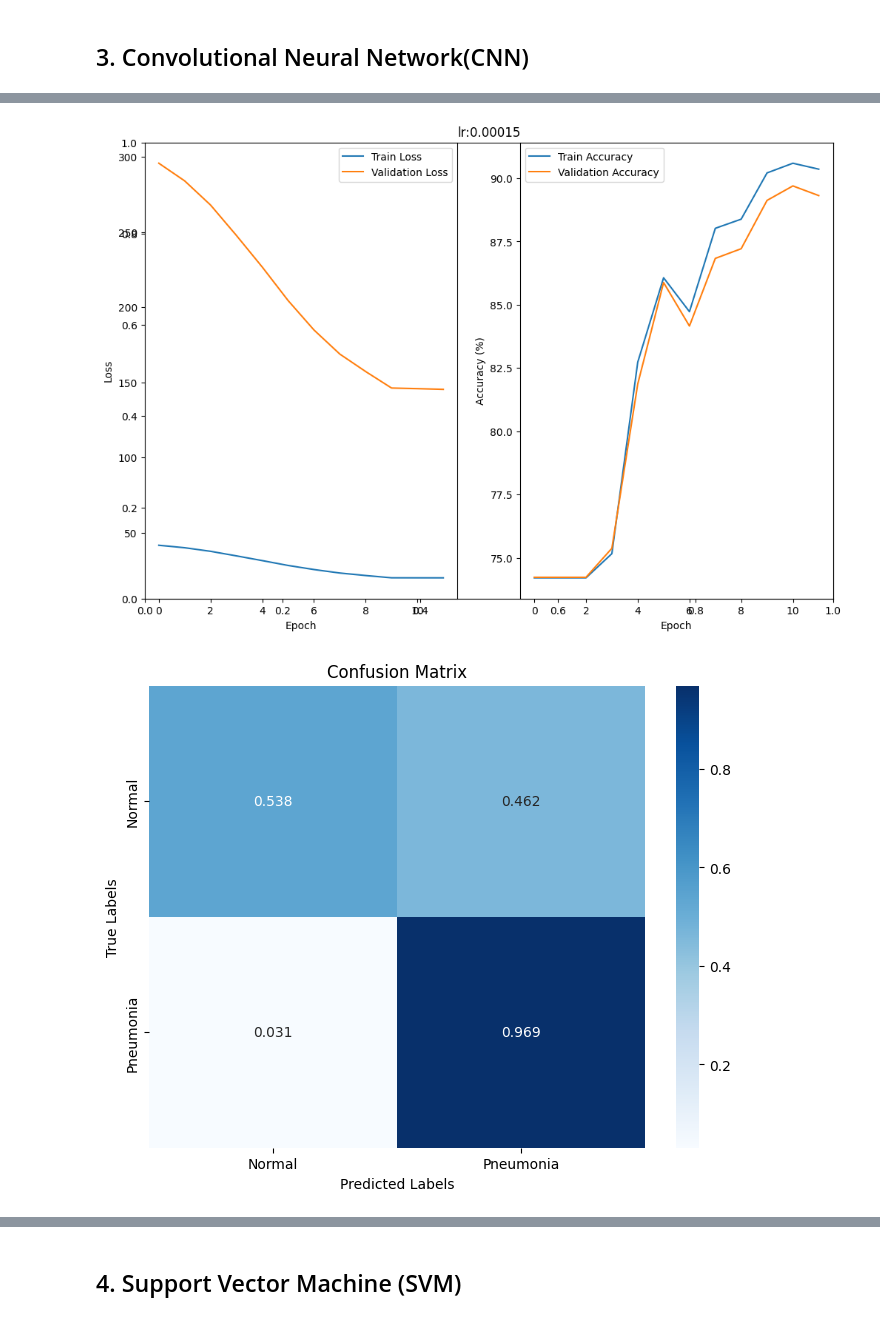
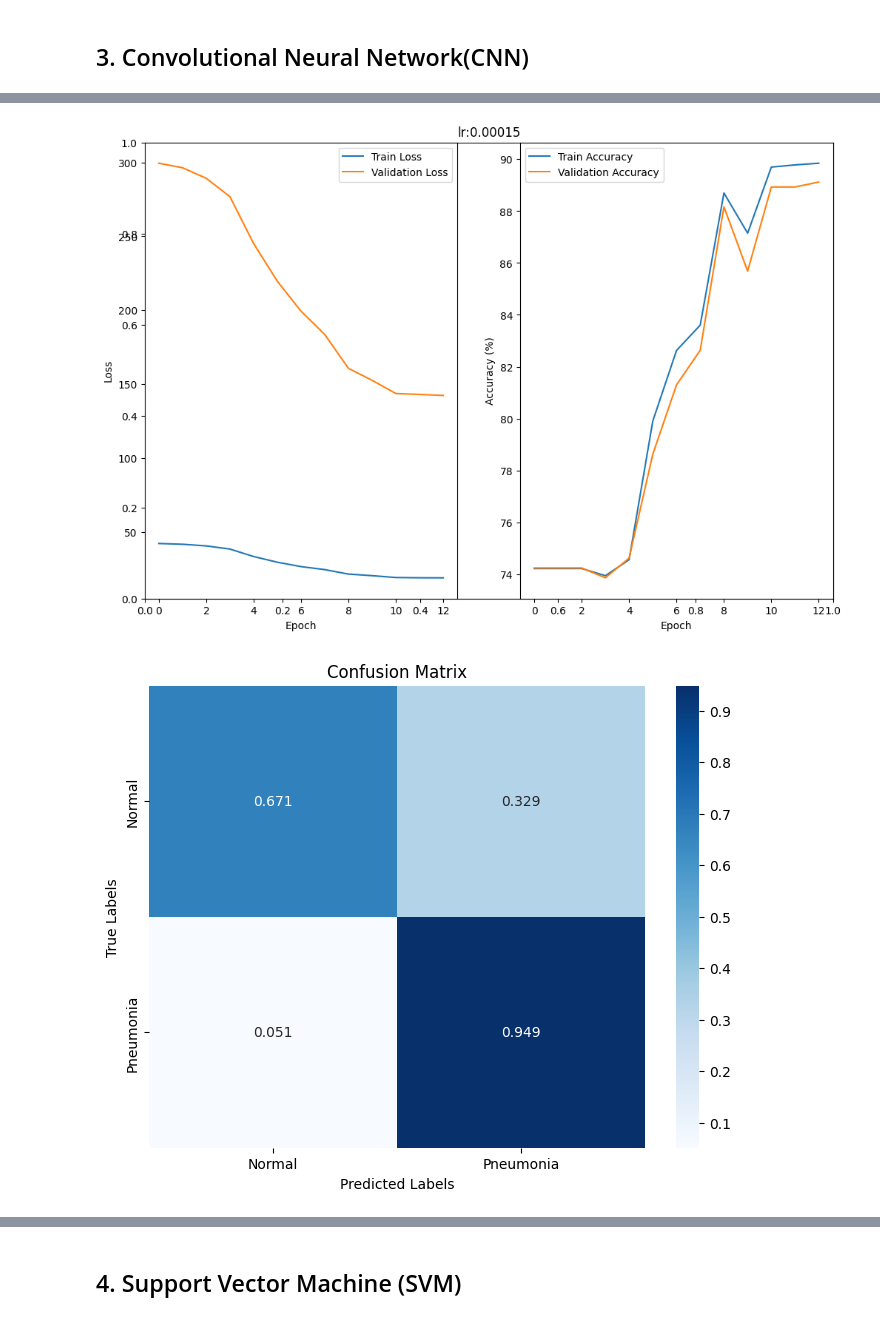
Before and after one commit to ericxing19/AMLS_23_24_SN23084017, a Jupyter notebook: A/model.ipynb, the cells around one changed output, grey strips where cells are left out. Saved outputs shown, nothing was run; the diff lists cells and outputs as text; code cells hidden in the pictures.

```diff
--- a/A/model.ipynb
+++ b/A/model.ipynb
@@ -104,12 +104,12 @@ class CNN(nn.Module):
 class CNN2(nn.Module):
     def __init__(self):
         super(CNN2, self).__init__()
-        self.conv1 = nn.Conv2d(in_channels=1, out_channels=16, kernel_size=3, padding=1)
+        self.conv1 = nn.Conv2d(in_channels=1, out_channels=8, kernel_size=3, padding=1)
         self.pool1 = nn.MaxPool2d(kernel_size=2, stride=2)
-        self.conv2 = nn.Conv2d(in_channels=16, out_channels=32, kernel_size=3, padding=1)
+        self.conv2 = nn.Conv2d(in_channels=16, out_channels=16, kernel_size=3, padding=1)
         self.pool2 = nn.MaxPool2d(kernel_size=2, stride=2)
-        self.conv3 = nn.Conv2d(in_channels=32, out_channels=64, kernel_size=3, padding=1)
-        self.fc1 = nn.Linear(64 * 7 * 7, 64)
+        self.conv3 = nn.Conv2d(in_channels=32, out_channels=16, kernel_size=3, padding=1)
+        self.fc1 = nn.Linear(16 * 7 * 7, 64)
         self.fc2 = nn.Linear(64, 2)
 
     def forward(self, x):
@@ -125,15 +125,15 @@ class CNN3(nn.Module):
     def __init__(self):
         super(CNN3, self).__init__()
         self.conv1 = nn.Conv2d(in_channels=1, out_channels=8, kernel_size=3, padding=1)
-        self.conv2 = nn.Conv2d(in_channels=8, out_channels=32, kernel_size=3, padding=1)
+        self.conv2 = nn.Conv2d(in_channels=8, out_channels=16, kernel_size=3, padding=1)
         self.pool1 = nn.MaxPool2d(kernel_size=2, stride=2)
         self.pool2 = nn.MaxPool2d(kernel_size=2, stride=2)
-        self.fc1 = nn.Linear(32 * 7 * 7,2)
+        self.fc1 = nn.Linear(16 * 7 * 7,2)
 
     def forward(self, x):
         x = self.pool1(torch.relu(self.conv1(x)))
         x = self.pool2(torch.relu(self.conv2(x)))
-        x = x.reshape(-1, 32 * 7 * 7)
+        x = x.reshape(-1, 16 * 7 * 7)
         x = self.fc1(x)
         return x
 
@@ -277,9 +277,7 @@ def TaskA(model, lr, l2_lambda, lr_decay, lr_decay_rate, epoch_num):
 
     # optimizer for the CNN
     optimizer = optim.Adam(model.parameters(), lr = lr, weight_decay = l2_lambda)
-
     # learning rate decay
-    lr_decay_rate = 0.05
     scheduler = lr_scheduler.StepLR(optimizer, step_size=10, gamma=lr_decay_rate)
 
     model, train_accuracy, val_accuracy, train_loss, val_loss = train_and_evaluate(model, train_loader, loss_criterion, optimizer, epoch_num, val_loader, scheduler, test_loader)
@@ -293,12 +291,22 @@ def TaskA(model, lr, l2_lambda, lr_decay, lr_decay_rate, epoch_num):
     # predict(trained_model, test_loader)
     return model, accuracy
 
-best_accuracy = 0
-for i in range(0,3):
-    model, accuracy = TaskA(model = CNN3(), l2_lambda=0.03, lr = 0.00015, lr_decay = False, lr_decay_rate = 0.1, epoch_num = 30)
-    if(accuracy > best_accuracy):
-        best_accuracy = accuracy
-        best_model = model
-print('best_accuracy: ', best_accuracy)
-torch.save(best_model, 'CNN_best_model.pth')
+def main_A(model_name):
+    best_accuracy = 0
+    for i in range(0,3):
+        if(model_name == 'CNN'):
+            model, accuracy = TaskA(model = CNN(), l2_lambda=0.03, lr = 0.00015, lr_decay = False, lr_decay_rate = 0.1, epoch_num = 30)
+        elif(model_name == 'CNN2'):
+            model, accuracy = TaskA(model = CNN2(), l2_lambda=0.03, lr = 0.00015, lr_decay = False, lr_decay_rate = 0.1, epoch_num = 30)
+        elif(model_name == 'CNN3'):
+            model, accuracy = TaskA(model = CNN3(), l2_lambda=0.03, lr = 0.00015, lr_decay = False, lr_decay_rate = 0.1, epoch_num = 30)
+        else:
+            print("False name")
+        if(accuracy > best_accuracy):
+            best_accuracy = accuracy
+            best_model = model
+    print(f'{model_name}_best_accuracy: ', best_accuracy)
+    torch.save(best_model, f'{model_name}_best_model.pth')
+
+main_A('CNN3')
 # %% [output]
@@ -341,2 +349,2 @@ Best epoch: 10, finish
-[figure, old version]
+[figure, new version]
-[figure, old version]
+[figure, new version]
```
Also changed, not shown: parts of 2 cells of this notebook, 9 other files.
